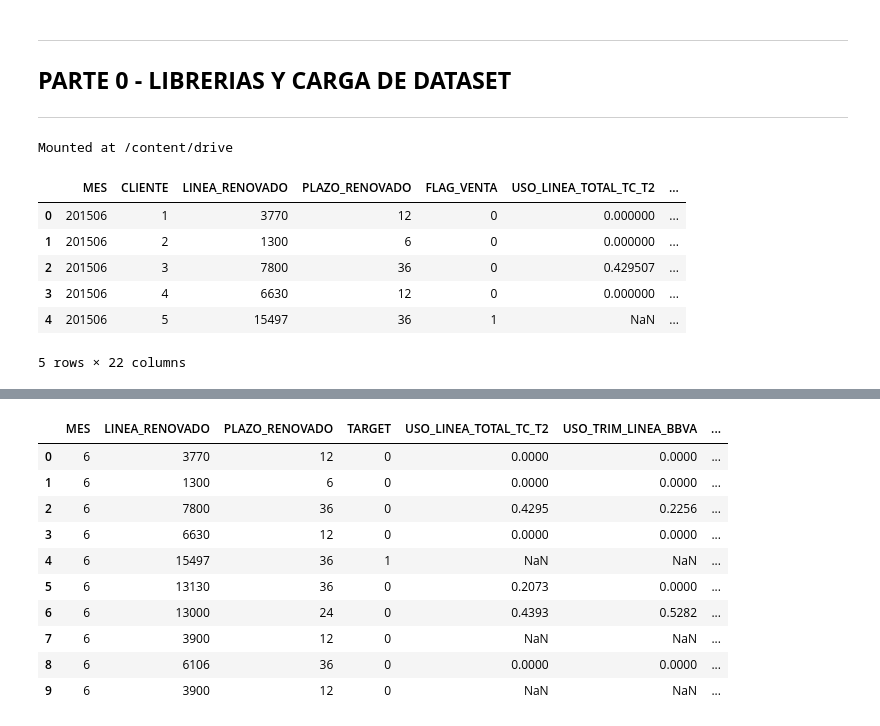
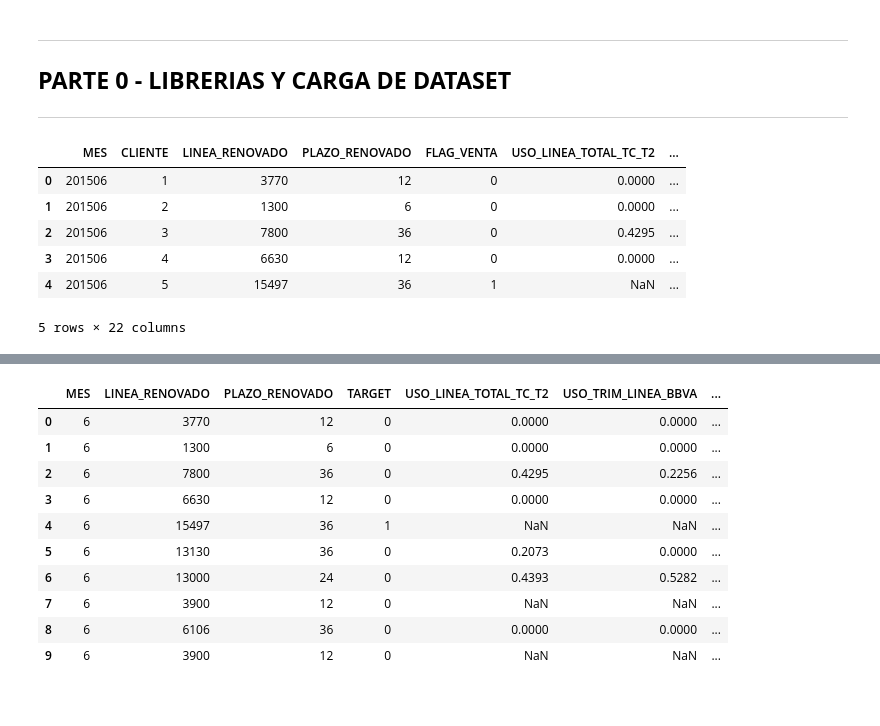
Before and after one commit to SanehetSiordia/renovacion_prestamo_ML, a Jupyter notebook: renovacion_prestamo_ML.ipynb, the cells around one changed output, grey strips where cells are left out. Cells and saved outputs as stored; diff of their text form; code cells hidden in the pictures.

Commit message:
update readme and notebook

```diff
--- a/renovacion_prestamo_ML.ipynb
+++ b/renovacion_prestamo_ML.ipynb
@@ -82,19 +83,18 @@ from sklearn.metrics import accuracy_score, precision_score, recall_score,f1_sco
 from sklearn.tree import DecisionTreeClassifier
 from sklearn.ensemble import RandomForestClassifier
 import xgboost as xgb
-# %%
-drive.mount('/content/drive')
-df=pd.read_csv('/content/drive/MyDrive/ColabNotebooks/smartdata_ciencia_de_datos/csv/renovacion_prestamo.csv', sep=';')
-df.head()
-# %% [output]
-Mounted at /content/drive
-|  | MES | CLIENTE | LINEA_RENOVADO | PLAZO_RENOVADO | FLAG_VENTA | USO_LINEA_TOTAL_TC_T2 | ... |
-| 0 | 201506 | 1 | 3770 | 12 | 0 | 0.000000 | ... |
-| 1 | 201506 | 2 | 1300 | 6 | 0 | 0.000000 | ... |
-| 2 | 201506 | 3 | 7800 | 36 | 0 | 0.429507 | ... |
-| 3 | 201506 | 4 | 6630 | 12 | 0 | 0.000000 | ... |
-| 4 | 201506 | 5 | 15497 | 36 | 1 | NaN | ... |
-5 rows × 22 columns
+# %%
+url = "https://raw.githubusercontent.com/SanehetSiordia/renovacion_prestamo_ML/main/data/renovacion_prestamo.csv"
+df = pd.read_csv(url, sep=';')
+df.head()
+# %% [output]
+|  | MES | CLIENTE | LINEA_RENOVADO | PLAZO_RENOVADO | FLAG_VENTA | USO_LINEA_TOTAL_TC_T2 | ... |
+| 0 | 201506 | 1 | 3770 | 12 | 0 | 0.0000 | ... |
+| 1 | 201506 | 2 | 1300 | 6 | 0 | 0.0000 | ... |
+| 2 | 201506 | 3 | 7800 | 36 | 0 | 0.4295 | ... |
+| 3 | 201506 | 4 | 6630 | 12 | 0 | 0.0000 | ... |
+| 4 | 201506 | 5 | 15497 | 36 | 1 | NaN | ... |
+5 rows × 22 columns
 # %%
 #Copia de dataframe Original para comparaciones
 df_original=df.copy()
```
Also changed, not shown: parts of 18 cells of this notebook, 1 other file.
